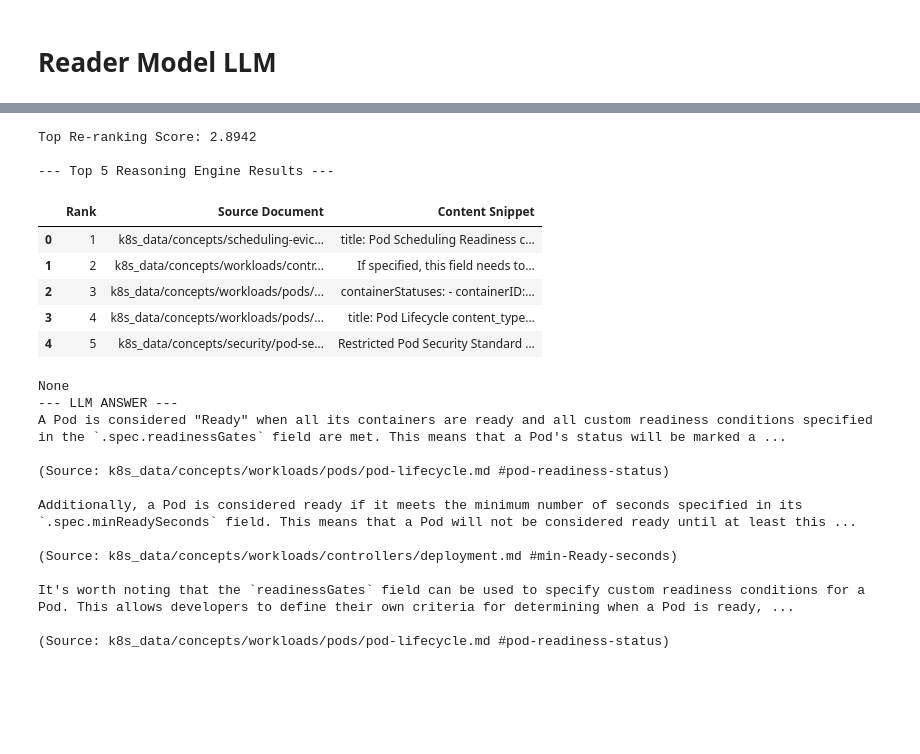
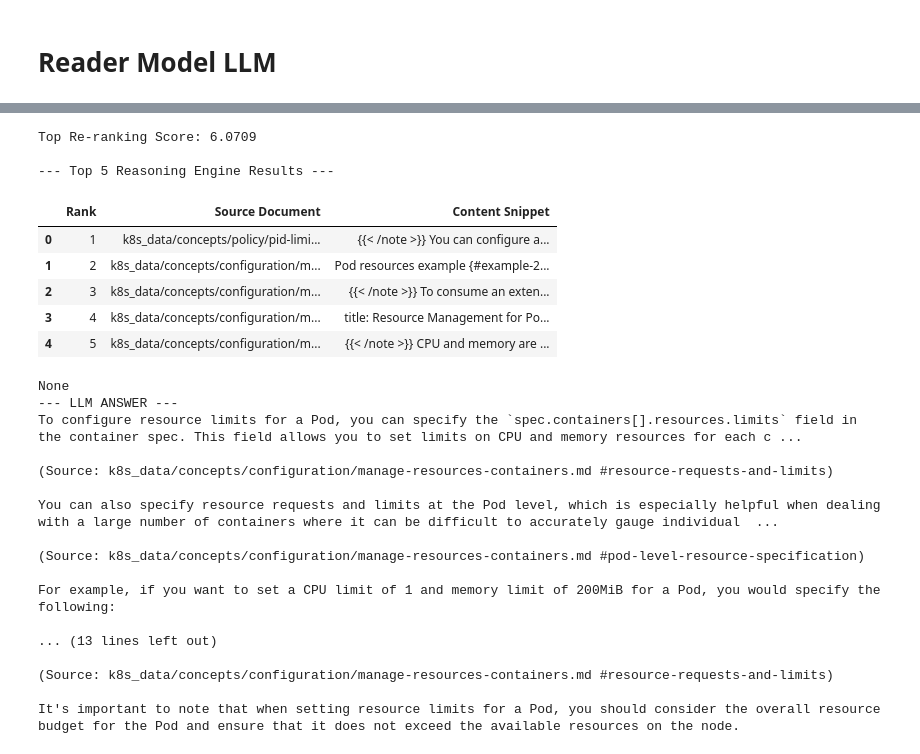
Before and after one commit to olegligorov/advanced-rag, a Jupyter notebook: advanced_rag_playground.ipynb, the cells around one changed output, grey strips where cells are left out. Drawn from its saved outputs; the diff is of its cells as text; code cells hidden in the pictures; blank space fills up the shorter version.

```diff
--- a/advanced_rag_playground.ipynb
+++ b/advanced_rag_playground.ipynb
@@ -335,6 +332,7 @@ def visualize_topdocs(top_docs):
 from langchain_community.llms import Ollama
 from langchain_classic.prompts import PromptTemplate
 from langchain_classic.chains.question_answering import load_qa_chain
+from langchain_classic.chains.combine_documents import create_stuff_documents_chain
 
 # Experiment with temperature 0.1-0.3 (probably 0.2 but idk) for more creative answers
 llm = Ollama(model="llama3", temperature=0)
@@ -369,58 +367,55 @@ PROMPT = PromptTemplate(
 	input_variables=["context", "question"],
 	template=template,
 )
 
-# https://github.com/sophiamyang/tutorials-LangChain/blob/main/LangChain_QA.ipynb
 chain = load_qa_chain(llm, chain_type="stuff", prompt=PROMPT)
 
-# query = "How to configure resource limits for a Pod?"
-
-query = "What are the specific requirements for a Pod to be considered 'Ready'?"
+query = "How to configure resource limits for a Pod?"
+# query = "What are the specific requirements for a Pod to be considered 'Ready'?"
 
 # TODO This collection should be tightly coupled and be a function in the actual implementation
 v_docs = vector_retriever.invoke(query)
 b_docs = bm25_retriever.invoke(query)
 fused_results = rrf(v_docs, b_docs)
 top_docs = hf_rerank(query, fused_results, top_n=5)
 print(visualize_topdocs(top_docs))
 
 # enhance the context here, otherwise the LLM hallucinates when trying to cite sources.
 formatted_context = ""
 for i, doc in enumerate(top_docs):
     source_name = doc.metadata.get('source', 'Unknown')
     formatted_context += f"--- DOCUMENT {i} (Source: {source_name}) ---\n"
     formatted_context += doc.page_content
     formatted_context += "\n--- END OF DOCUMENT ---\n\n"
 
 full_prompt = PROMPT.format(context=formatted_context, question=query)
 response = llm.invoke(full_prompt)
 
-# response = chain.invoke({
-#     "input_documents": top_docs,
-#     "question": query
-# })
-
 print(f"--- LLM ANSWER ---\n{response}")
 # %% [output]
-Top Re-ranking Score: 2.8942
+Top Re-ranking Score: 6.0709
 
 --- Top 5 Reasoning Engine Results ---
 |  | Rank | Source Document | Content Snippet |
-| 0 | 1 | k8s_data/concepts/scheduling-evic... | title: Pod Scheduling Readiness c... |
-| 1 | 2 | k8s_data/concepts/workloads/contr... | If specified, this field needs to... |
-| 2 | 3 | k8s_data/concepts/workloads/pods/... | containerStatuses: - containerID:... |
-| 3 | 4 | k8s_data/concepts/workloads/pods/... | title: Pod Lifecycle content_type... |
-| 4 | 5 | k8s_data/concepts/security/pod-se... | Restricted Pod Security Standard ... |
+| 0 | 1 | k8s_data/concepts/policy/pid-limi... | {{< /note >}} You can configure a... |
+| 1 | 2 | k8s_data/concepts/configuration/m... | Pod resources example {#example-2... |
+| 2 | 3 | k8s_data/concepts/configuration/m... | {{< /note >}} To consume an exten... |
+| 3 | 4 | k8s_data/concepts/configuration/m... | title: Resource Management for Po... |
+| 4 | 5 | k8s_data/concepts/configuration/m... | {{< /note >}} CPU and memory are ... |
 None
 --- LLM ANSWER ---
-A Pod is considered "Ready" when all its containers are ready and all custom readiness conditions specified in the `.spec.readinessGates` field are met. This means that a Pod's status will be marked a ...
+To configure resource limits for a Pod, you can specify the `spec.containers[].resources.limits` field in the container spec. This field allows you to set limits on CPU and memory resources for each c ...
 
-(Source: k8s_data/concepts/workloads/pods/pod-lifecycle.md #pod-readiness-status)
+(Source: k8s_data/concepts/configuration/manage-resources-containers.md #resource-requests-and-limits)
 
-Additionally, a Pod is considered ready if it meets the minimum number of seconds specified in its `.spec.minReadySeconds` field. This means that a Pod will not be considered ready until at least this ...
+You can also specify resource requests and limits at the Pod level, which is especially helpful when dealing with a large number of containers where it can be difficult to accurately gauge individual  ...
 
-(Source: k8s_data/concepts/workloads/controllers/deployment.md #min-Ready-seconds)
+(Source: k8s_data/concepts/configuration/manage-resources-containers.md #pod-level-resource-specification)
 
-It's worth noting that the `readinessGates` field can be used to specify custom readiness conditions for a Pod. This allows developers to define their own criteria for determining when a Pod is ready, ...
+For example, if you want to set a CPU limit of 1 and memory limit of 200MiB for a Pod, you would specify the following:
 
-(Source: k8s_data/concepts/workloads/pods/pod-lifecycle.md #pod-readiness-status)
+... (13 lines left out)
+
+(Source: k8s_data/concepts/configuration/manage-resources-containers.md #resource-requests-and-limits)
+
+It's important to note that when setting resource limits for a Pod, you should consider the overall resource budget for the Pod and ensure that it does not exceed the available resources on the node.
```
Also changed, not shown: parts of 4 cells of this notebook.
